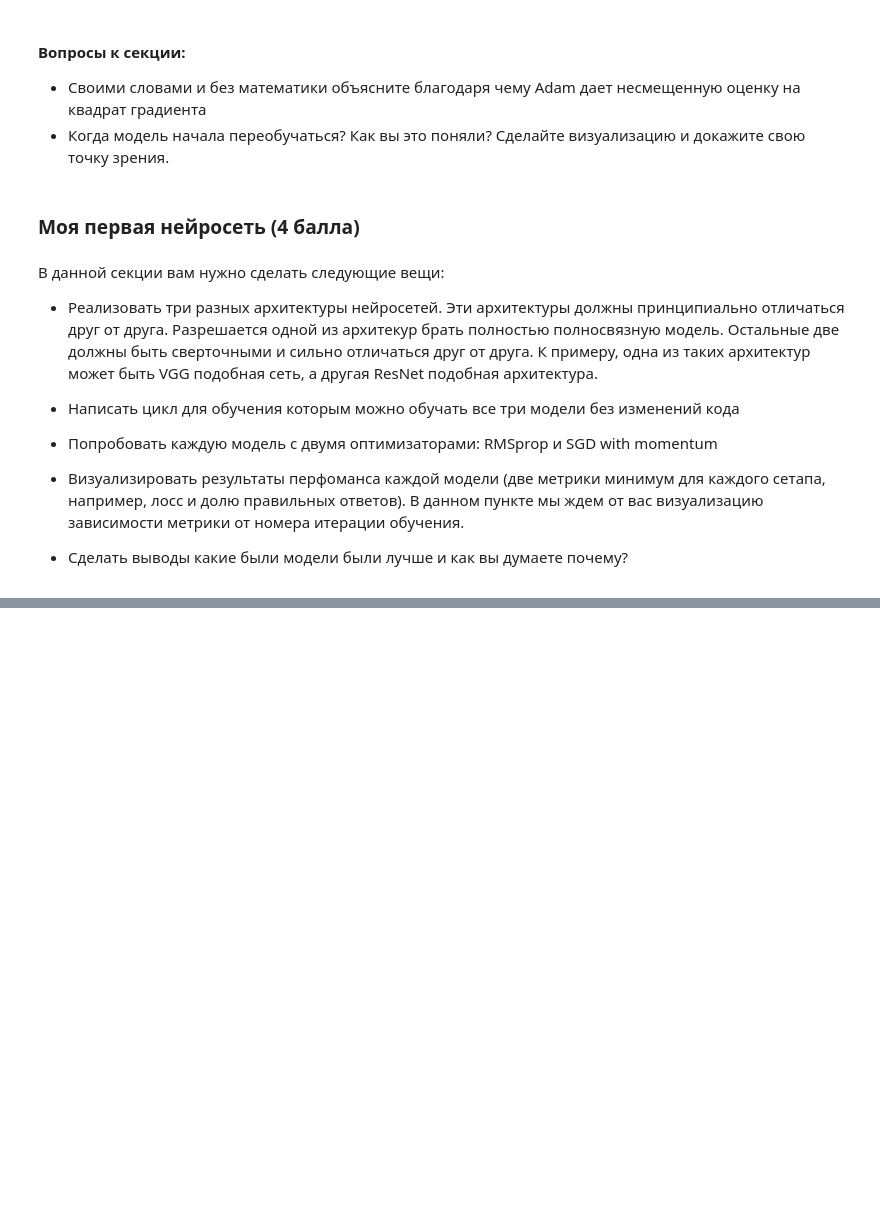
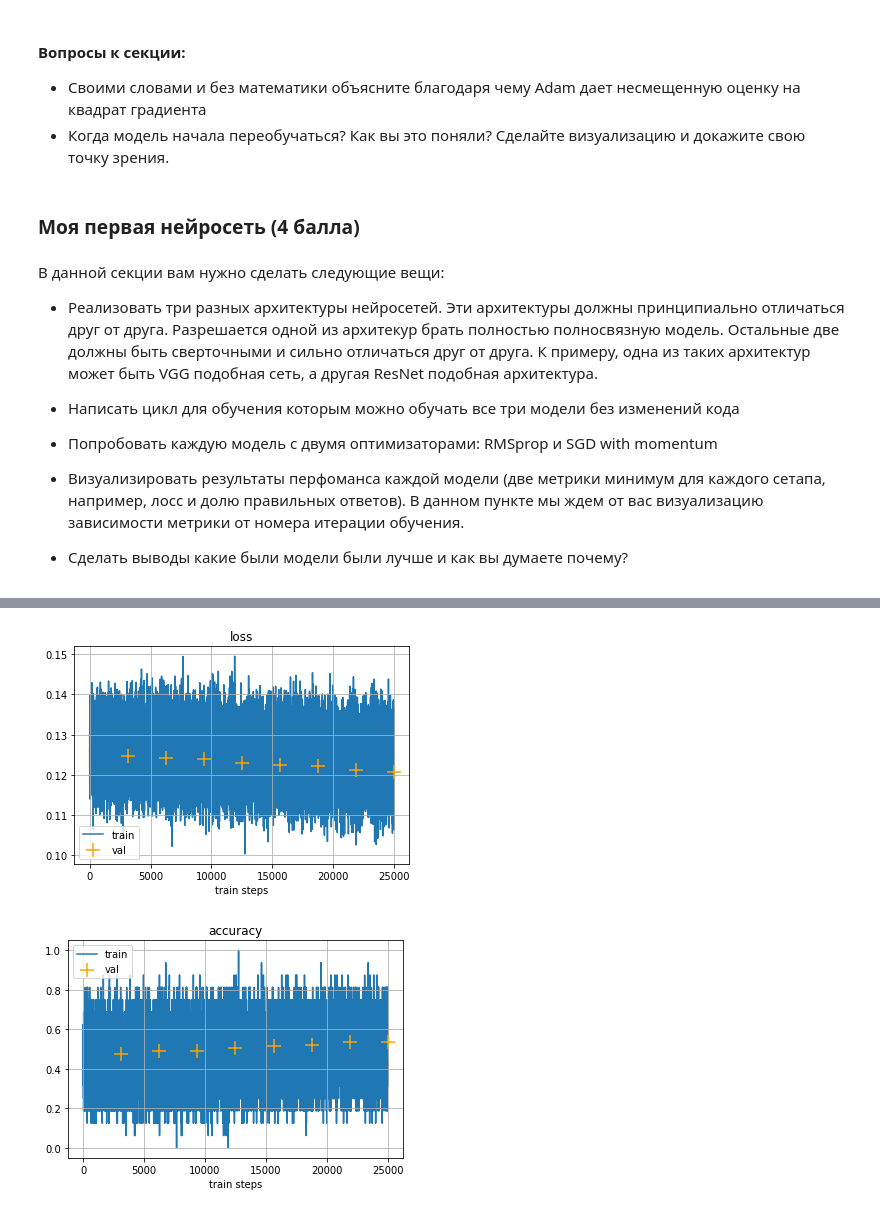
Before and after one commit to aromana33/hw1_dl_2020, a Jupyter notebook: hw1_dl.ipynb, the cells around one changed output, grey strips where cells are left out. Saved outputs shown, nothing was run; the diff lists cells and outputs as text; code cells hidden in the pictures; blank space fills up the shorter version.

```diff
--- a/hw1_dl.ipynb
+++ b/hw1_dl.ipynb
@@ -287,0 +385,38 @@ second_model = nn.Sequential(
+# %%
+second_model = nn.Sequential(
+    nn.Conv2d(3, 16, 3, padding=1),
+    nn.BatchNorm2d(16),
+    nn.ReLU(),
+    nn.Conv2d(16, 16, 3, padding=1),
+    nn.BatchNorm2d(16),
+    nn.ReLU(),
+    nn.MaxPool2d(2, 2),
+    nn.Dropout(0.2),
+
+    nn.Conv2d(16, 32, 3, padding=1),
+    nn.BatchNorm2d(32),
+    nn.ReLU(),
+    nn.Conv2d(32, 32, 3, padding=1),
+    nn.BatchNorm2d(32),
+    nn.ReLU(),
+    nn.MaxPool2d(2, 2),
+    nn.Dropout(0.2),
+
+    nn.Conv2d(32, 64, 3, padding=1),
+    nn.BatchNorm2d(64),
+    nn.ReLU(),
+    nn.Conv2d(64, 64, 3, padding=1),
+    nn.BatchNorm2d(64),
+    nn.ReLU(),
+    nn.MaxPool2d(2, 2),
+    nn.Dropout(0.2),
+
+    nn.Flatten(),
+    nn.Linear(64 * 4 * 4, 128),
+    nn.BatchNorm1d(128),
+    nn.ReLU(),
+    nn.Dropout(0.5),
+    nn.Linear(128, 10),
+    nn.Softmax()
+)
+second_model.to(device)
@@ -293,0 +448,9 @@ third_model = torch.nn.ModuleDict({
+# %%
+#1
+criterion = nn.CrossEntropyLoss()
+optimizer = optim.SGD(second_model.parameters(), lr=0.0001, momentum=0.9)
+
+train_model(second_model, criterion, optimizer, train_dataloader, test_dataloader, NUM_EPOCH=15)
+# %% [output]
+[figure, added]
+[figure, added]
```
Also changed, not shown: parts of 14 cells of this notebook.
